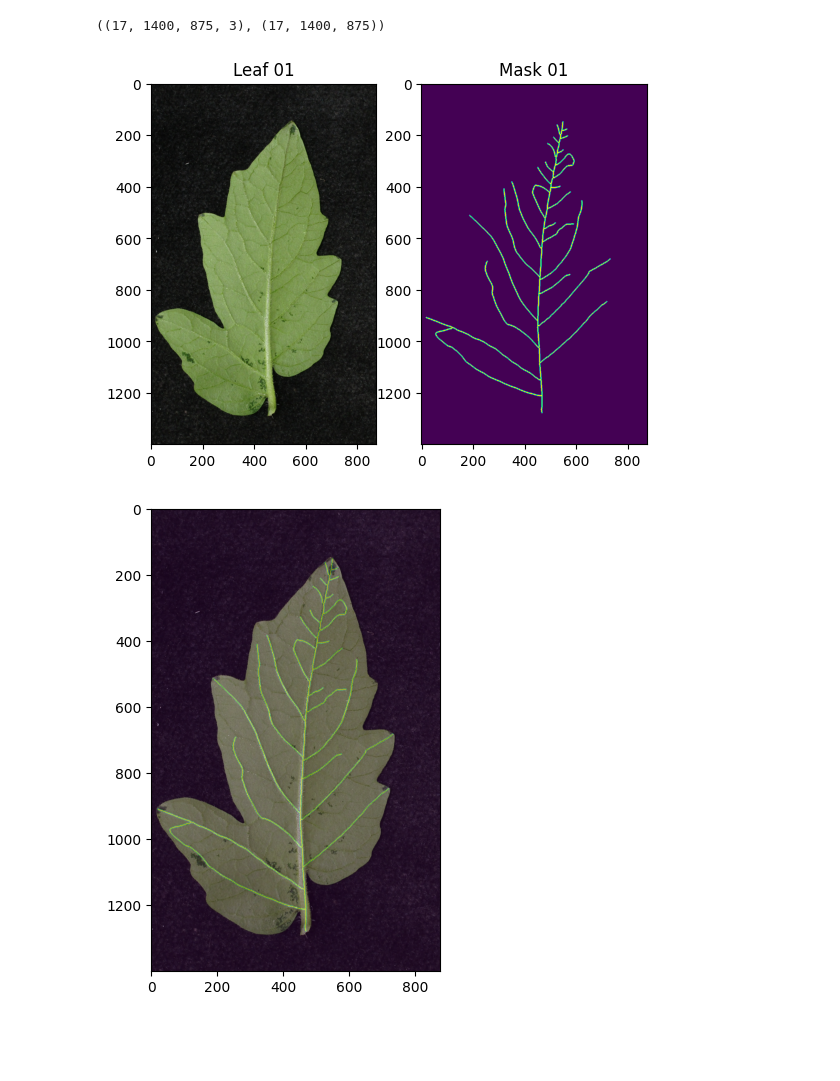
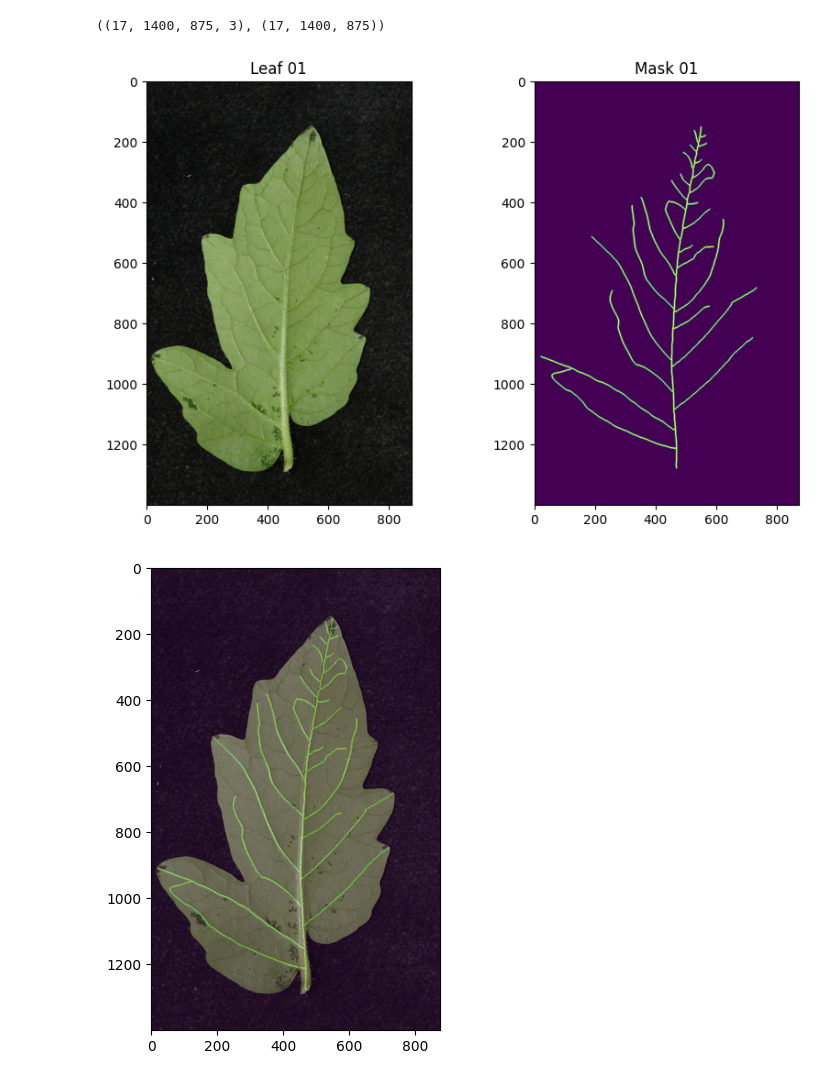
Before and after one commit to radia78/rotten-tomatoes-mlm24, a Jupyter notebook: eda.ipynb, the cells around one changed output. Drawn from its saved outputs; the diff is of its cells as text; code cells hidden in the pictures; blank space fills up the shorter version.

```diff
--- a/eda.ipynb
+++ b/eda.ipynb
@@ -42,17 +42,21 @@ np.array(images).shape, np.array(masks).shape
 ((17, 1400, 875, 3), (17, 1400, 875))
 # %%
 # Display the first image and mask
-plt.subplot(1, 2, 1)
-plt.imshow(images[0])
-plt.title('Leaf 01')
+def display_image_and_mask(image, mask, figsize=(10, 6)):
+    plt.figure(figsize=figsize)
+    plt.subplot(1, 2, 1)
+    plt.imshow(image)
+    plt.title('Leaf 01')
 
-plt.subplot(1, 2, 2)
-plt.imshow(masks[0])
-plt.title('Mask 01')
+    plt.subplot(1, 2, 2)
+    plt.imshow(mask)
+    plt.title('Mask 01')
 
-plt.show()
+    plt.show()
+
+display_image_and_mask(images[0], masks[0])
 # %% [output]
-[figure, old version]
+[figure, new version]
 # %%
 def display_image_with_mask(image, mask, figsize=(10, 6)):
     plt.figure(figsize=figsize)
```
